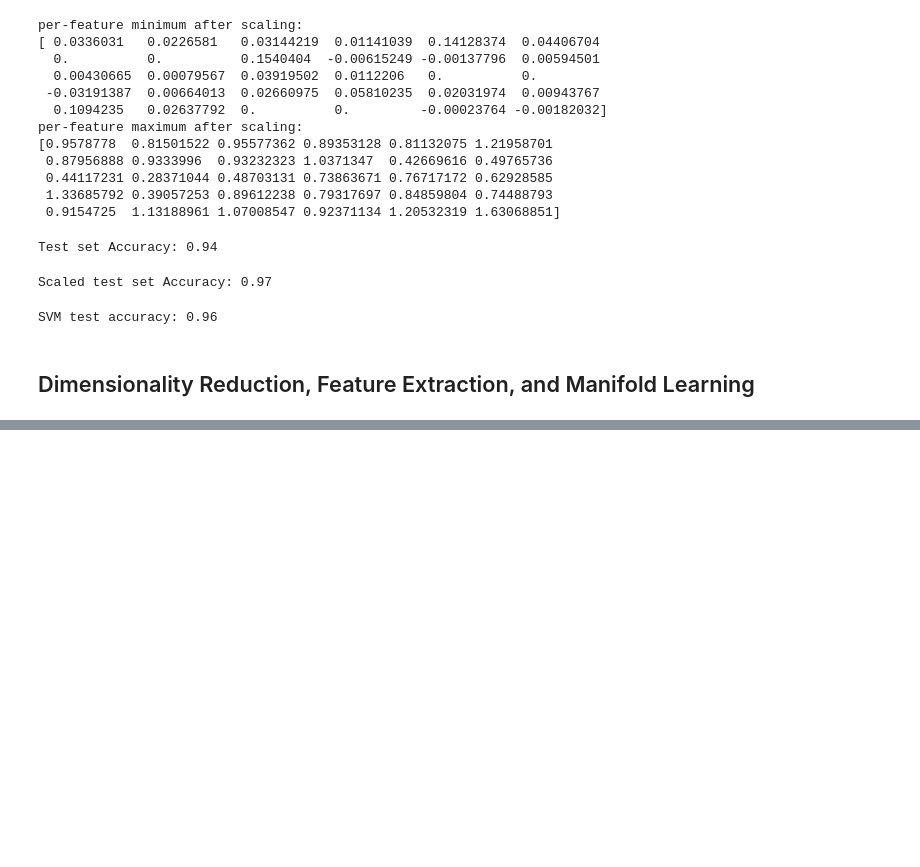
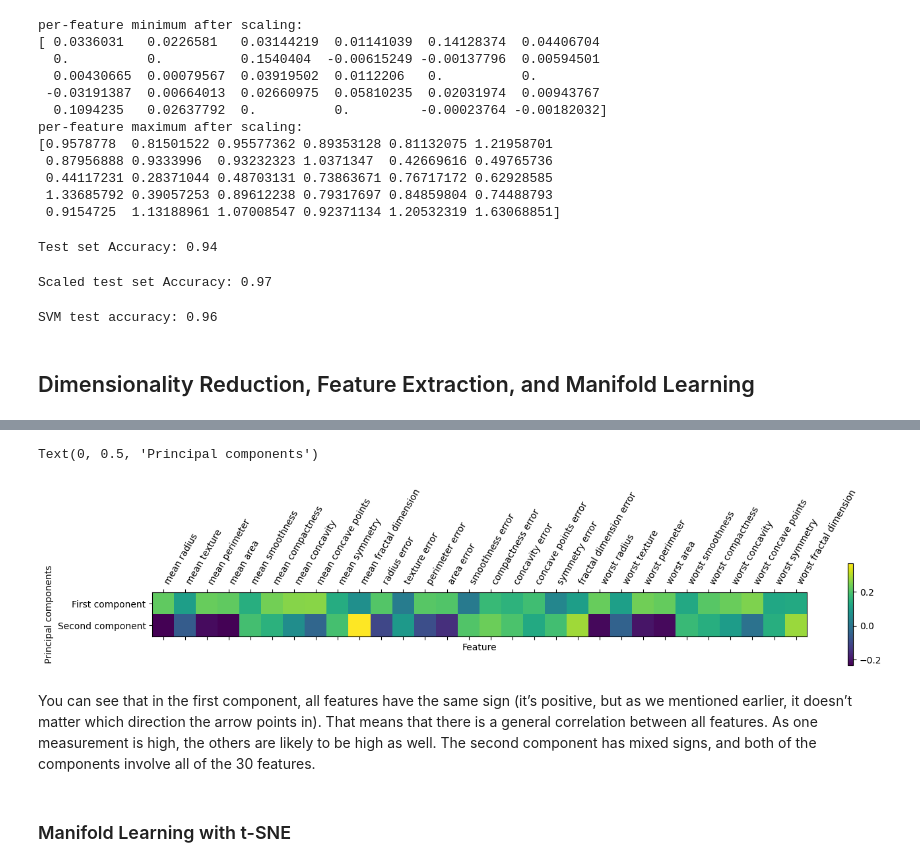
Before and after one commit to thamidu02/ML-With-python, a Jupyter notebook: Unsupervised Learning and Preprocessing/Preprocessing and Scaling.ipynb, the cells around one changed output, grey strips where cells are left out. Drawn from its saved outputs; the diff is of its cells as text; code cells hidden in the pictures; blank space fills up the shorter version.

```diff
--- a/Unsupervised Learning and Preprocessing/Preprocessing and Scaling.ipynb
+++ b/Unsupervised Learning and Preprocessing/Preprocessing and Scaling.ipynb
@@ -115,0 +187,15 @@ SVM test accuracy: 0.96
+# %%
+plt.matshow(pca.components_, cmap='viridis')
+plt.yticks([0, 1], ["First component", "Second component"])
+plt.colorbar()
+plt.xticks(range(len(cancer.feature_names)),
+           cancer.feature_names, rotation=60, ha='left')
+plt.xlabel("Feature")
+plt.ylabel("Principal components")
+# %% [output]
+Text(0, 0.5, 'Principal components')
+[figure, added]
+# %% [markdown]
+You can see that in the first component, all features have the same sign (it’s positive, but as we mentioned earlier, it doesn’t matter which direction the arrow points in). That means that there is a general correlation between all features. As one measurement is high, the others are likely to be high as well. The second component has mixed signs, and both of the components involve all of the 30 features.
+# %% [markdown]
+### Manifold Learning with t-SNE
```
Also changed, not shown: parts of 12 cells of this notebook, 4 other files.
